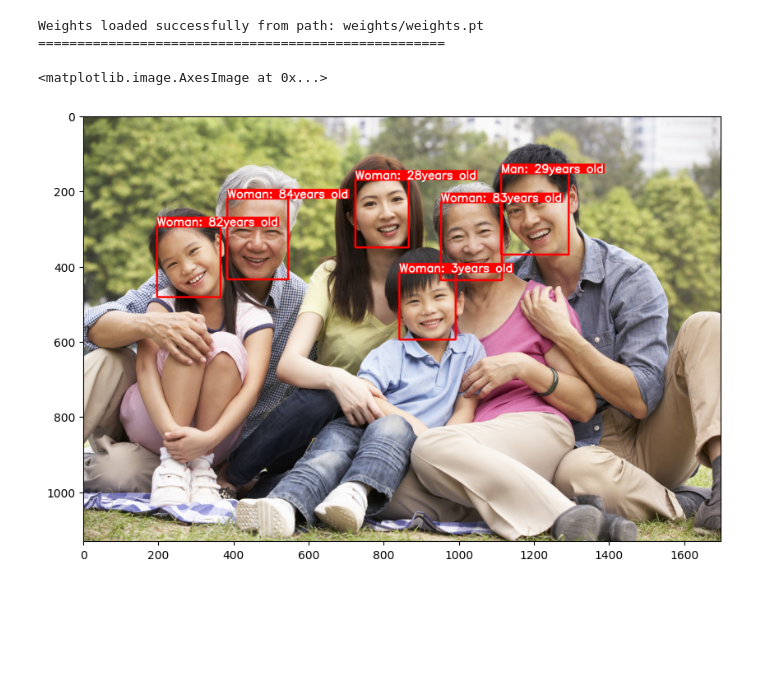
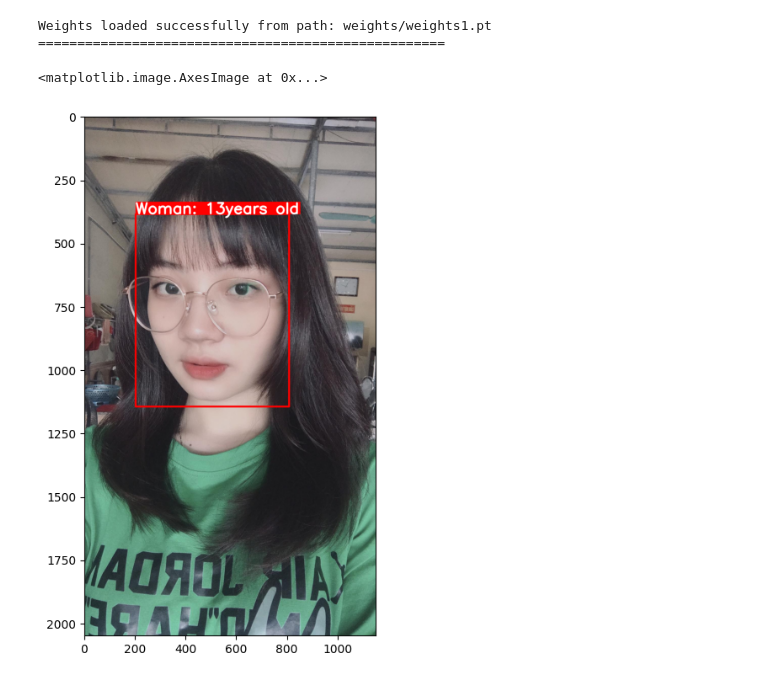
Before and after one commit to manhcuong02/Pytorch-Age-Estimation, a Jupyter notebook: test.ipynb, the cells around one changed output. Saved outputs shown, nothing was run; the diff lists cells and outputs as text; code cells hidden in the pictures; blank space fills up the shorter version.

```diff
--- a/test.ipynb
+++ b/test.ipynb
@@ -5,14 +5,14 @@ if not os.path.exists(os.path.join("runs", "predict")):
 # %%
 from predict import AgeEstimator
 import torch
 import matplotlib.pyplot as plt
-filename = "Images/asian_family2.jpg"
-model = AgeEstimator(weights = "weights/weights.pt")
+filename = "Images/trang.jpg"
+model = AgeEstimator(weights = "weights/weights1.pt")
 predicted_image = model.predict(filename)
 plt.figure(figsize = (10,8))
 plt.imshow(predicted_image)
 # %% [output]
-Weights loaded successfully from path: weights/weights.pt
+Weights loaded successfully from path: weights/weights1.pt
 ====================================================
 <matplotlib.image.AxesImage at 0x...>
-[figure, old version]
+[figure, new version]
```
Also changed, not shown: parts of 3 cells of this notebook, 4 other files.
